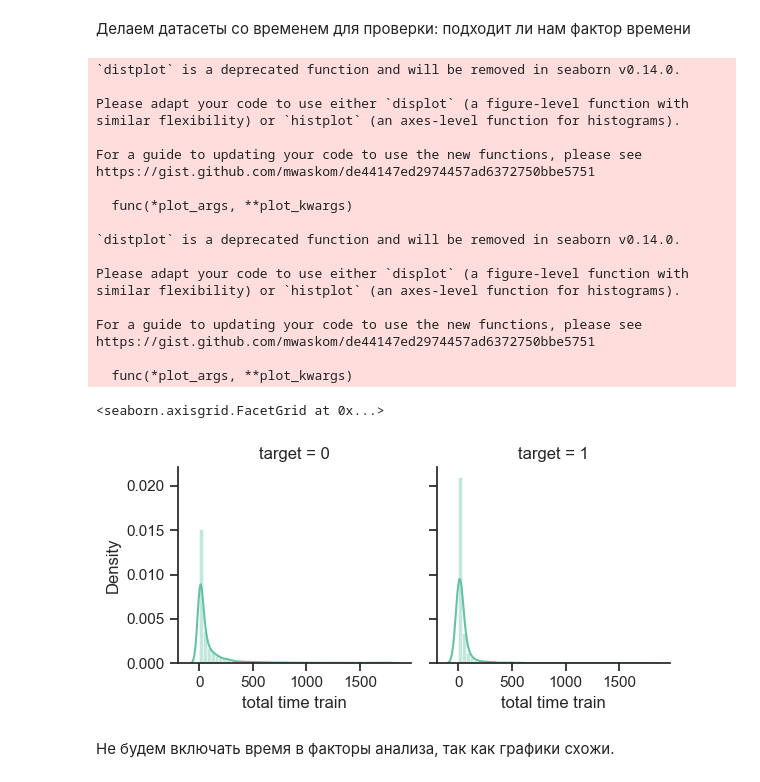
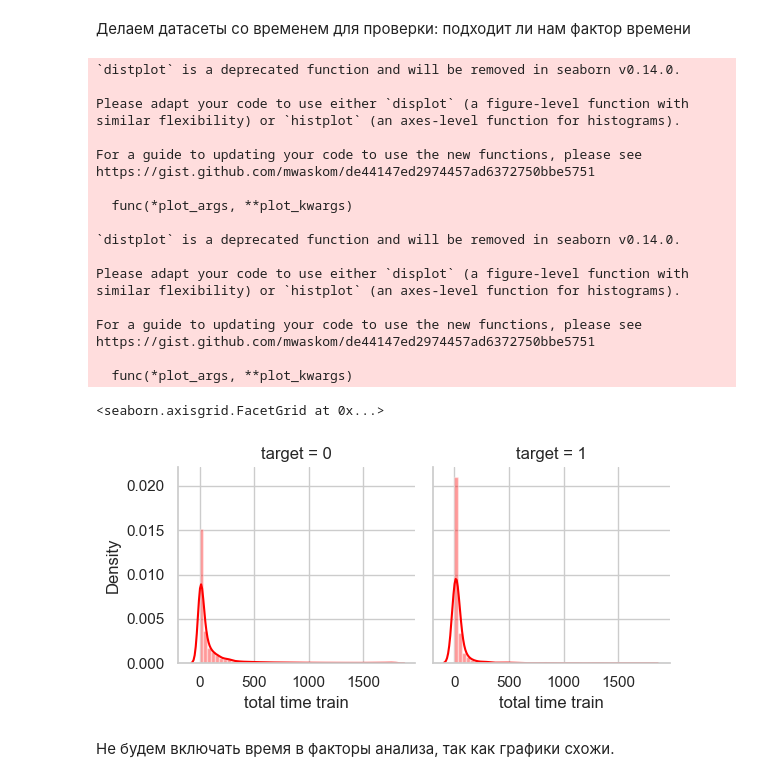
Before and after one commit to newmockingjay/alice, a Jupyter notebook: alice.ipynb, the cells around one changed output. Saved outputs shown, nothing was run; the diff lists cells and outputs as text; code cells hidden in the pictures.

```diff
--- a/alice.ipynb
+++ b/alice.ipynb
@@ -141,8 +141,9 @@ train_df.groupby(['target',"month"]).count()
 |  | 12 | 134 | 134 | 134 | 134 | 134 | 134 | 134 | 134 | 134 | 133 | ... |
 # %%
 #рисуем график
+sns.set(style="whitegrid")
 graph = sns.FacetGrid(train_df, col="target")
-graph.map(sns.distplot, "month")
+graph.map(sns.distplot, "month", color='red')
 # %% [output]
 `distplot` is a deprecated function and will be removed in seaborn v0.14.0.
 
@@ -208,30 +237,31 @@ train_df['total time train'] = total_time_train
 test_df['total time test'] = total_time_test
 # %%
 # Рисуем график
+sns.set(style="whitegrid")
 graph = sns.FacetGrid(train_df, col="target")
-graph.map(sns.distplot, "total time train")
+graph.map(sns.distplot, "total time train", color='red')
 # %% [output]
 `distplot` is a deprecated function and will be removed in seaborn v0.14.0.
 
 Please adapt your code to use either `displot` (a figure-level function with
 similar flexibility) or `histplot` (an axes-level function for histograms).
 
 For a guide to updating your code to use the new functions, please see
 https://gist.github.com/mwaskom/de44147ed2974457ad6372750bbe5751
 
   func(*plot_args, **plot_kwargs)
 
 `distplot` is a deprecated function and will be removed in seaborn v0.14.0.
 
 Please adapt your code to use either `displot` (a figure-level function with
 similar flexibility) or `histplot` (an axes-level function for histograms).
 
 For a guide to updating your code to use the new functions, please see
 https://gist.github.com/mwaskom/de44147ed2974457ad6372750bbe5751
 
   func(*plot_args, **plot_kwargs)
 <seaborn.axisgrid.FacetGrid at 0x...>
-[figure, old version]
+[figure, new version]
 # %% [markdown]
 Не будем включать время в факторы анализа, так как графики схожи.
 # %% [markdown]
```
Also changed, not shown: parts of 8 cells of this notebook, 1 other file.
